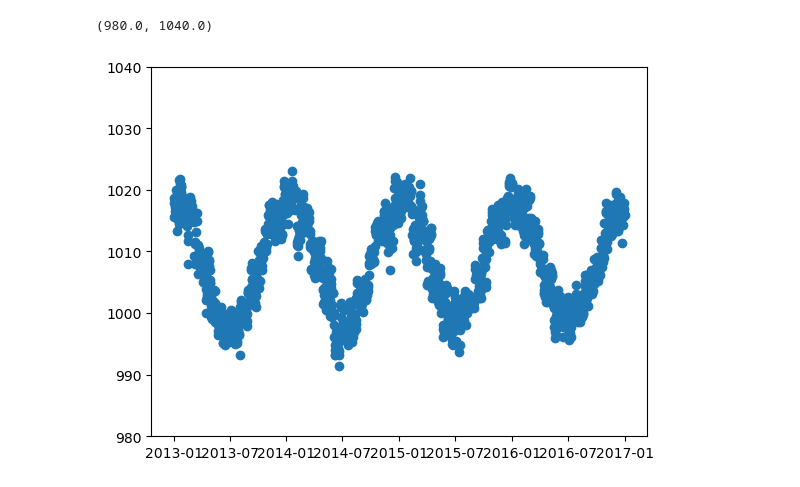
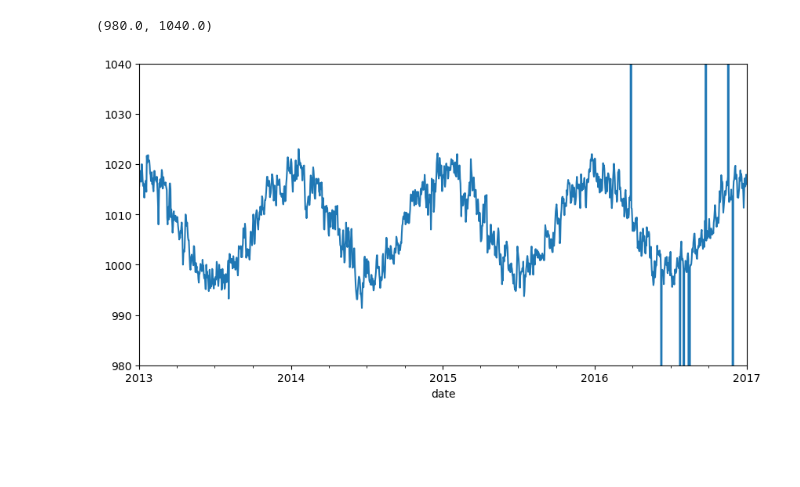
Before and after one commit to CruddyInstance/time_series_prediction, a Jupyter notebook: Climate Change Timeseries.ipynb, the cells around one changed output. Cells and saved outputs as stored; diff of their text form; code cells hidden in the pictures; blank space fills up the shorter version.

Commit message:
added visualization

```diff
--- a/Climate Change Timeseries.ipynb
+++ b/Climate Change Timeseries.ipynb
@@ -7,7 +8,7 @@ import pandas as pd
 import matplotlib.pyplot as plt
 import seaborn as sns
 # %%
-train = pd.read_csv("DailyDelhiClimateTrain.csv")
+train = pd.read_csv("DailyDelhiClimateTrain.csv", index_col="date", parse_dates=True)
 # %%
 train.head()
 # %% [output]
@@ -26,5 +27,3 @@ humidity        float64
 wind_speed      float64
 meanpressure    float64
 dtype: object
-# %%
-train['date'] = train['date'].astype('datetime64')
@@ -40,2 +29,0 @@ dtype: object
-# %%
-train.set_index("date", inplace= True)
@@ -57,6 +45,6 @@ plt.scatter(train.index, train["wind_speed"])
 # %%
-plt.scatter(train.index, train["meanpressure"])
+train["meanpressure"].plot(figsize=(10,5))
 plt.ylim(980,1040)
 # %% [output]
 (980.0, 1040.0)
-[figure, old version]
+[figure, new version]
```
Also changed, not shown: parts of 10 cells of this notebook.
